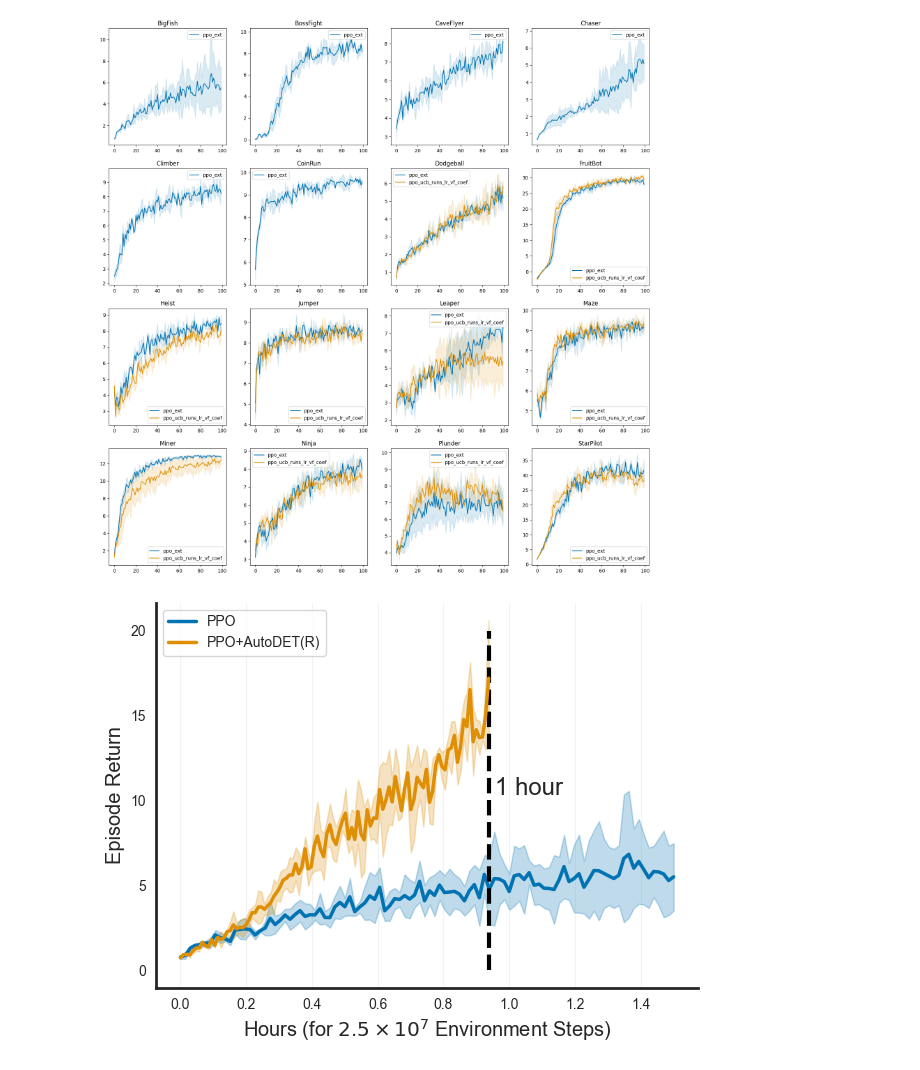
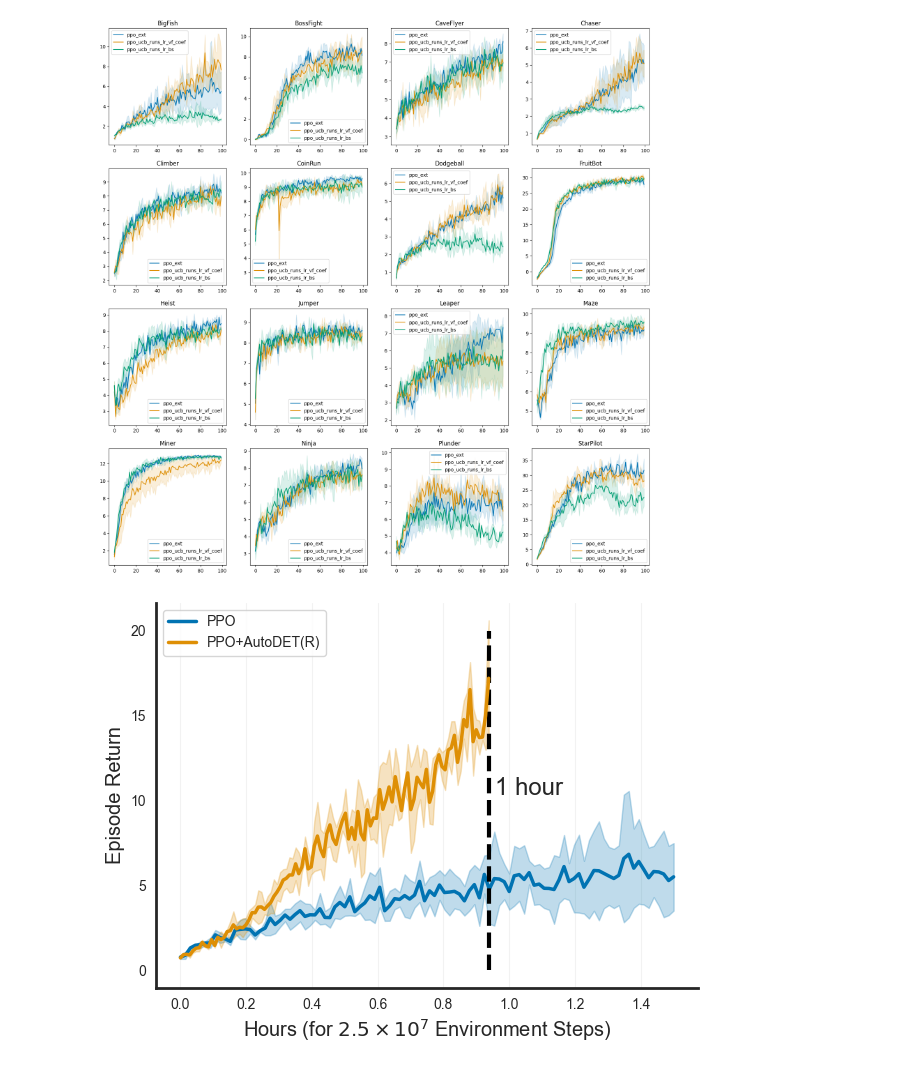
Before and after one commit to yuanmingqi/ULTHO, a Jupyter notebook: figures/ppo_data.ipynb, the cells around one changed output. Saved outputs shown, nothing was run; the diff lists cells and outputs as text; code cells hidden in the pictures.

```diff
--- a/figures/ppo_data.ipynb
+++ b/figures/ppo_data.ipynb
@@ -44,36 +44,36 @@ names = ['BigFish', 'BossFight', 'CaveFlyer', 'Chaser', 'Climber', 'CoinRun', 'D
 fig, axes = plt.subplots(4, 4, figsize=(20, 20))
 
 colors = sns.color_palette("colorblind")
-algos = ['ppo_ext', 'ppo_ucb_runs_lr_vf_coef']
+algos = ['ppo_ext', 'ppo_ucb_runs_lr_vf_coef', 'ppo_ucb_runs_lr_bs']
 
 for idx, env in enumerate(envs):
     ax = axes.flatten()[idx]
     for j, algo in enumerate(algos):
         root = f'../data/{algo}'
         all_returns = []
         for dir in os.listdir(root):
             if env in dir:
                 data = np.load(os.path.join(root, dir), allow_pickle=True)
                 steps = data["steps"].item()
                 values = data["data"].item()
                 all_returns.append(values['charts/episodic_return'])
 
         try:
             all_returns = np.stack(all_returns)
             all_returns = sliding_window_smooth(all_returns, 100)
             # print(algo, env, all_returns.shape)
             mean = all_returns.mean(axis=0)
             std = all_returns.std(axis=0)
 
             ax.plot(np.arange(mean.shape[0]), mean, color=colors[j], label=algo)
             ax.fill_between(np.arange(mean.shape[0]), mean+std, mean-std, alpha=0.15, color=colors[j])
         except:
             pass
 
     ax.set_title(names[idx])
     ax.legend()
 # %% [output]
-[figure, old version]
+[figure, new version]
 # %%
 import matplotlib.pyplot as plt
 import seaborn as sns
```
Also changed, not shown: 1 other file.
